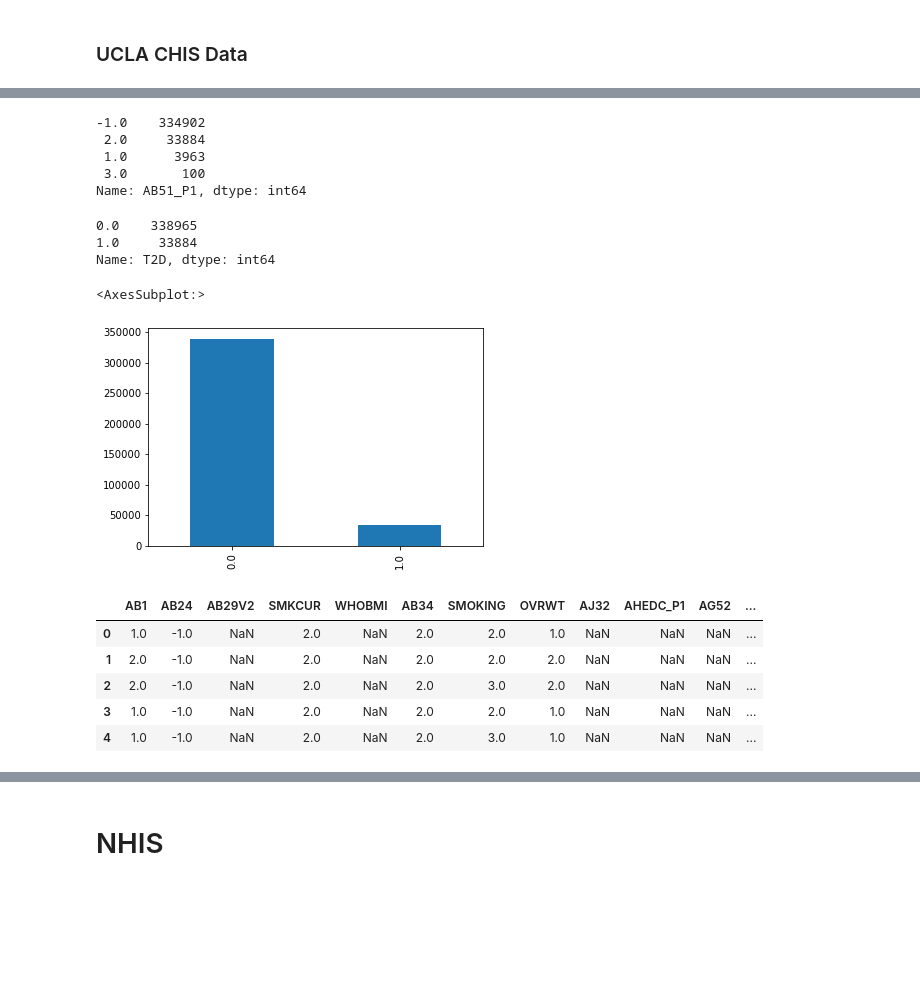
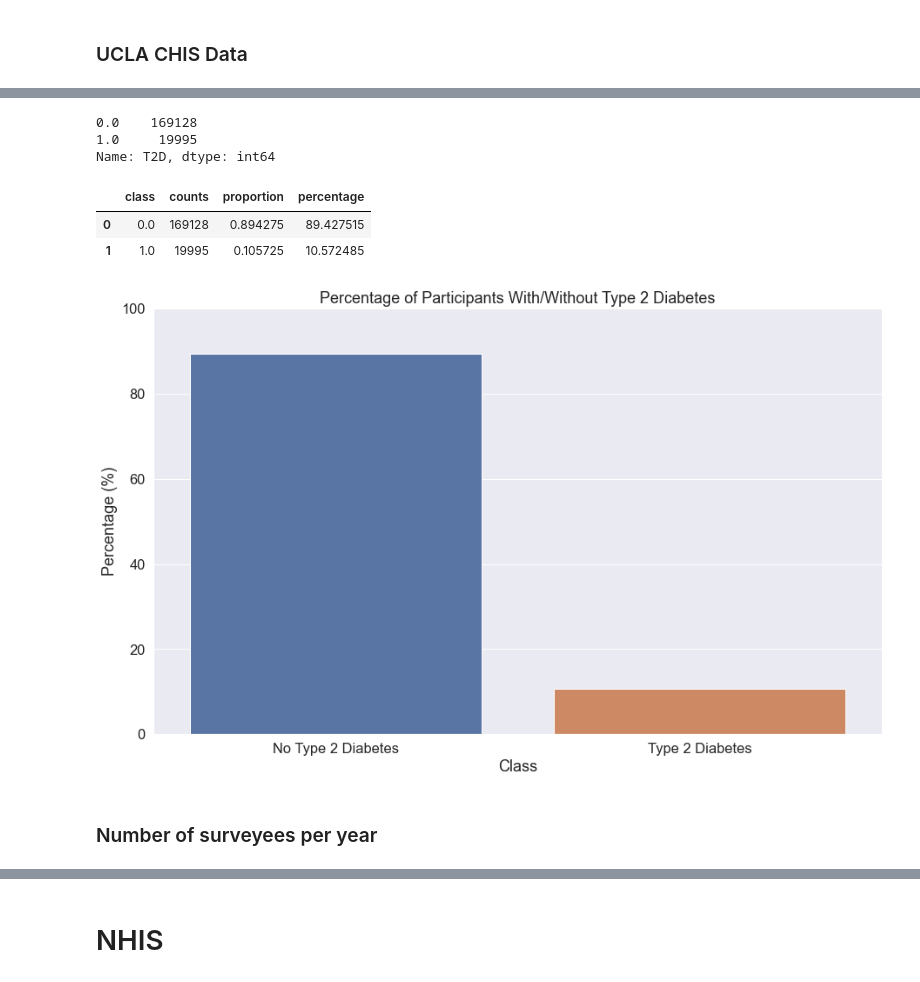
Before and after one commit to GitHubkhim/STATS170_Project, a Jupyter notebook: exploration.ipynb, the cells around one changed output, grey strips where cells are left out. Cells and saved outputs as stored; diff of their text form; code cells hidden in the pictures; blank space fills up the shorter version.

Commit message:
explored the dataset and made some visualizations

```diff
--- a/exploration.ipynb
+++ b/exploration.ipynb
@@ -52,31 +49,29 @@ Create new T2D column based on AB51_P1 column
 # %%
-combinedchis["AB51_P1"].value_counts()
+combinedchis["T2D"].value_counts()
 # %% [output]
--1.0    334902
- 2.0     33884
- 1.0      3963
- 3.0       100
-Name: AB51_P1, dtype: int64
+0.0    169128
+1.0     19995
+Name: T2D, dtype: int64
-# %%
-combinedchis["T2D"] = combinedchis["AB51_P1"].map(lambda type: 1.0 if type == 2 else 0)
-x = combinedchis["T2D"].value_counts()
-combinedchis["T2D"].value_counts()
-# %% [output]
-0.0    338965
-1.0     33884
-Name: T2D, dtype: int64
-# %%
-x.plot.bar("T2D")
-# %% [output]
-<AxesSubplot:>
-[figure, removed]
-# %%
-selected = combinedchis[["AB1", "AB24", "AB29V2", "SMKCUR", "WHOBMI", "AB34", "SMOKING", "OVRWT", "AJ32", "AHEDC_P1", "AG52", "T2D"]]
-selected.head(5)
-# %% [output]
-|  | AB1 | AB24 | AB29V2 | SMKCUR | WHOBMI | AB34 | SMOKING | OVRWT | AJ32 | AHEDC_P1 | AG52 | ... |
-| 0 | 1.0 | -1.0 | NaN | 2.0 | NaN | 2.0 | 2.0 | 1.0 | NaN | NaN | NaN | ... |
-| 1 | 2.0 | -1.0 | NaN | 2.0 | NaN | 2.0 | 2.0 | 2.0 | NaN | NaN | NaN | ... |
-| 2 | 2.0 | -1.0 | NaN | 2.0 | NaN | 2.0 | 3.0 | 2.0 | NaN | NaN | NaN | ... |
-| 3 | 1.0 | -1.0 | NaN | 2.0 | NaN | 2.0 | 2.0 | 1.0 | NaN | NaN | NaN | ... |
-| 4 | 1.0 | -1.0 | NaN | 2.0 | NaN | 2.0 | 3.0 | 1.0 | NaN | NaN | NaN | ... |
+# %%
+classes_df = combinedchis["T2D"].value_counts().rename_axis("class").reset_index(name="counts")
+classes_df["proportion"] = classes_df["counts"] / combinedchis.shape[0]
+classes_df["percentage"] = classes_df["proportion"] * 100
+classes_df
+# %% [output]
+|  | class | counts | proportion | percentage |
+| 0 | 0.0 | 169128 | 0.894275 | 89.427515 |
+| 1 | 1.0 | 19995 | 0.105725 | 10.572485 |
+# %%
+plt.figure(figsize=(15, 9))
+g = sns.barplot(x="class", y="percentage", data=classes_df)
+g.set_ylim(top=100)
+g.set_xticks(range(2))
+g.set_xticklabels(["No Type 2 Diabetes", "Type 2 Diabetes"])
+g.set_xlabel("Class")
+g.set_ylabel("Percentage (%)")
+g.set_title("Percentage of Participants With/Without Type 2 Diabetes")
+plt.show()
+# %% [output]
+[figure, added]
+# %% [markdown]
+### Number of surveyees per year
```
Also changed, not shown: parts of 30 cells of this notebook, 1 other file.
